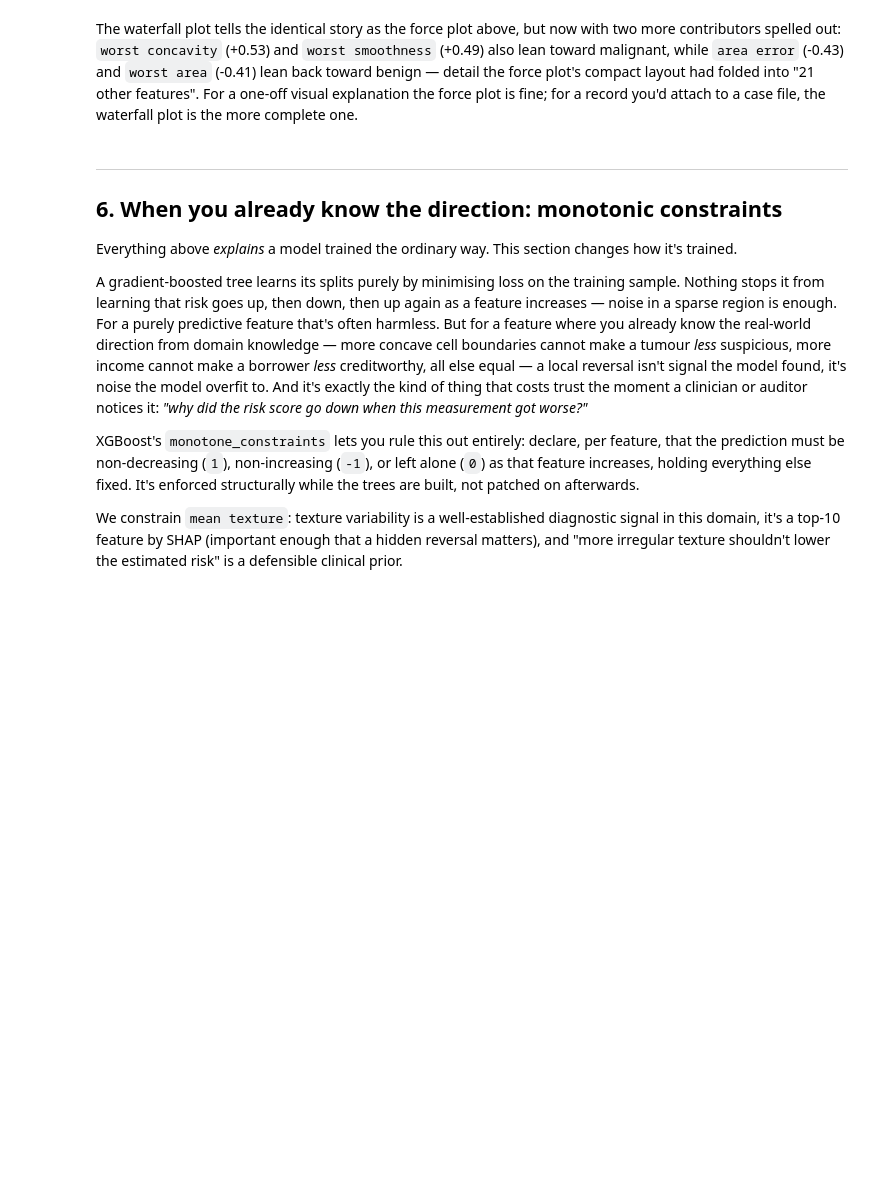
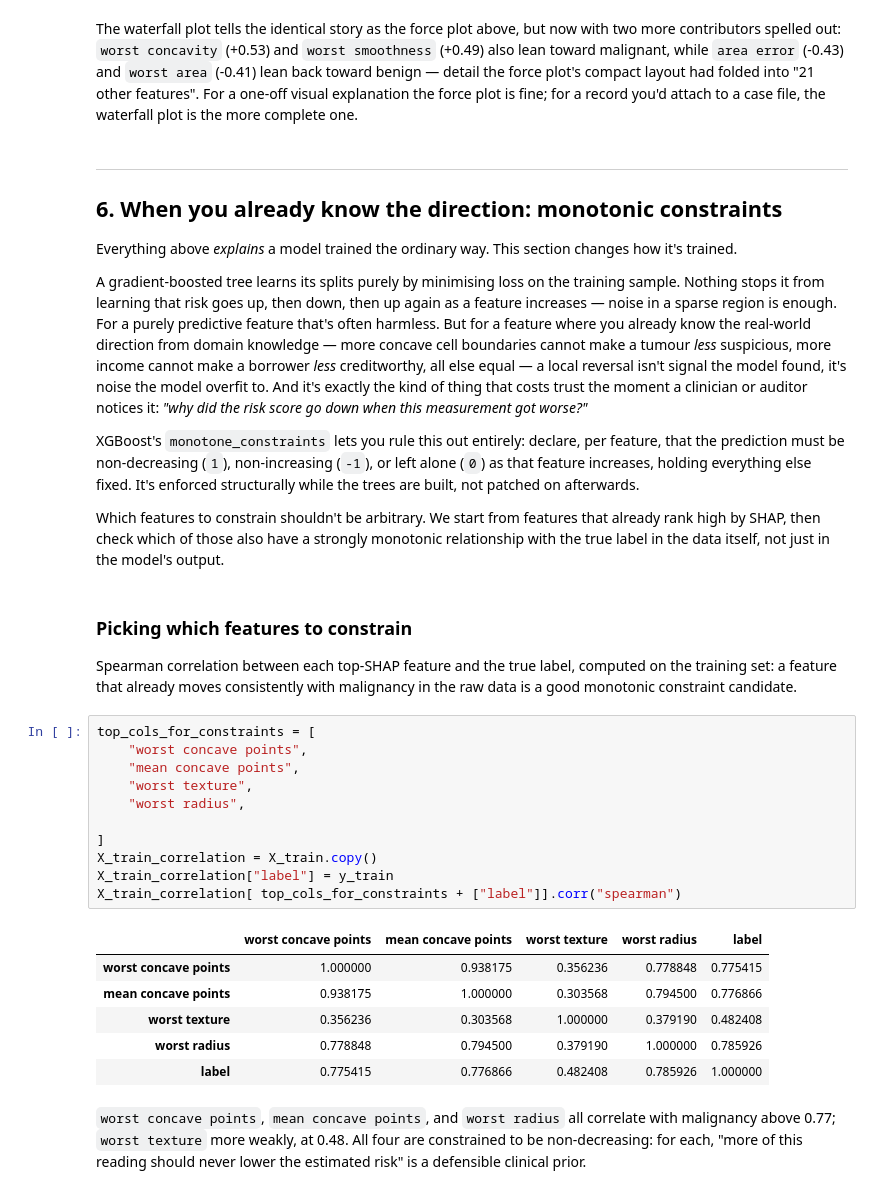
Before and after one commit to 93lorenzo/data_science_stuff_I_wish_I_knew_sooner, a Jupyter notebook: 4-model-explainability-with-shap-and-monotonic-constraints/4-Model-Explainability-With-SHAP-and-Monotonic-Constraints.ipynb, the cells around one changed output. Saved outputs shown, nothing was run; the diff lists cells and outputs as text; blank space fills up the shorter version.

```diff
--- a/4-model-explainability-with-shap-and-monotonic-constraints/4-Model-Explainability-With-SHAP-and-Monotonic-Constraints.ipynb
+++ b/4-model-explainability-with-shap-and-monotonic-constraints/4-Model-Explainability-With-SHAP-and-Monotonic-Constraints.ipynb
@@ -336,6 +396,34 @@ prediction must be non-decreasing (`1`), non-increasing (`-1`), or left alone (`
 increases, holding everything else fixed. It's enforced structurally while the trees are built, not
 patched on afterwards.
 
-We constrain `mean texture`: texture variability is a well-established diagnostic signal in this
-domain, it's a top-10 feature by SHAP (important enough that a hidden reversal matters), and "more
-irregular texture shouldn't lower the estimated risk" is a defensible clinical prior.
+Which features to constrain shouldn't be arbitrary. We start from features that already rank high
+by SHAP, then check which of those also have a strongly monotonic relationship with the true label in
+the data itself, not just in the model's output.
+# %% [markdown]
+### Picking which features to constrain
+
+Spearman correlation between each top-SHAP feature and the true label, computed on the training set:
+a feature that already moves consistently with malignancy in the raw data is a good monotonic
+constraint candidate.
+# %%
+top_cols_for_constraints = [
+    "worst concave points",
+    "mean concave points",
+    "worst texture",
+    "worst radius",
+
+]
+X_train_correlation = X_train.copy()
+X_train_correlation["label"] = y_train
+X_train_correlation[ top_cols_for_constraints + ["label"]].corr("spearman")
+# %% [output]
+|  | worst concave points | mean concave points | worst texture | worst radius | label |
+| worst concave points | 1.000000 | 0.938175 | 0.356236 | 0.778848 | 0.775415 |
+| mean concave points | 0.938175 | 1.000000 | 0.303568 | 0.794500 | 0.776866 |
+| worst texture | 0.356236 | 0.303568 | 1.000000 | 0.379190 | 0.482408 |
+| worst radius | 0.778848 | 0.794500 | 0.379190 | 1.000000 | 0.785926 |
+| label | 0.775415 | 0.776866 | 0.482408 | 0.785926 | 1.000000 |
+# %% [markdown]
+`worst concave points`, `mean concave points`, and `worst radius` all correlate with malignancy
+above 0.77; `worst texture` more weakly, at 0.48. All four are constrained to be non-decreasing: for
+each, "more of this reading should never lower the estimated risk" is a defensible clinical prior.
```
Also changed, not shown: parts of 13 cells of this notebook, 14 other files.
